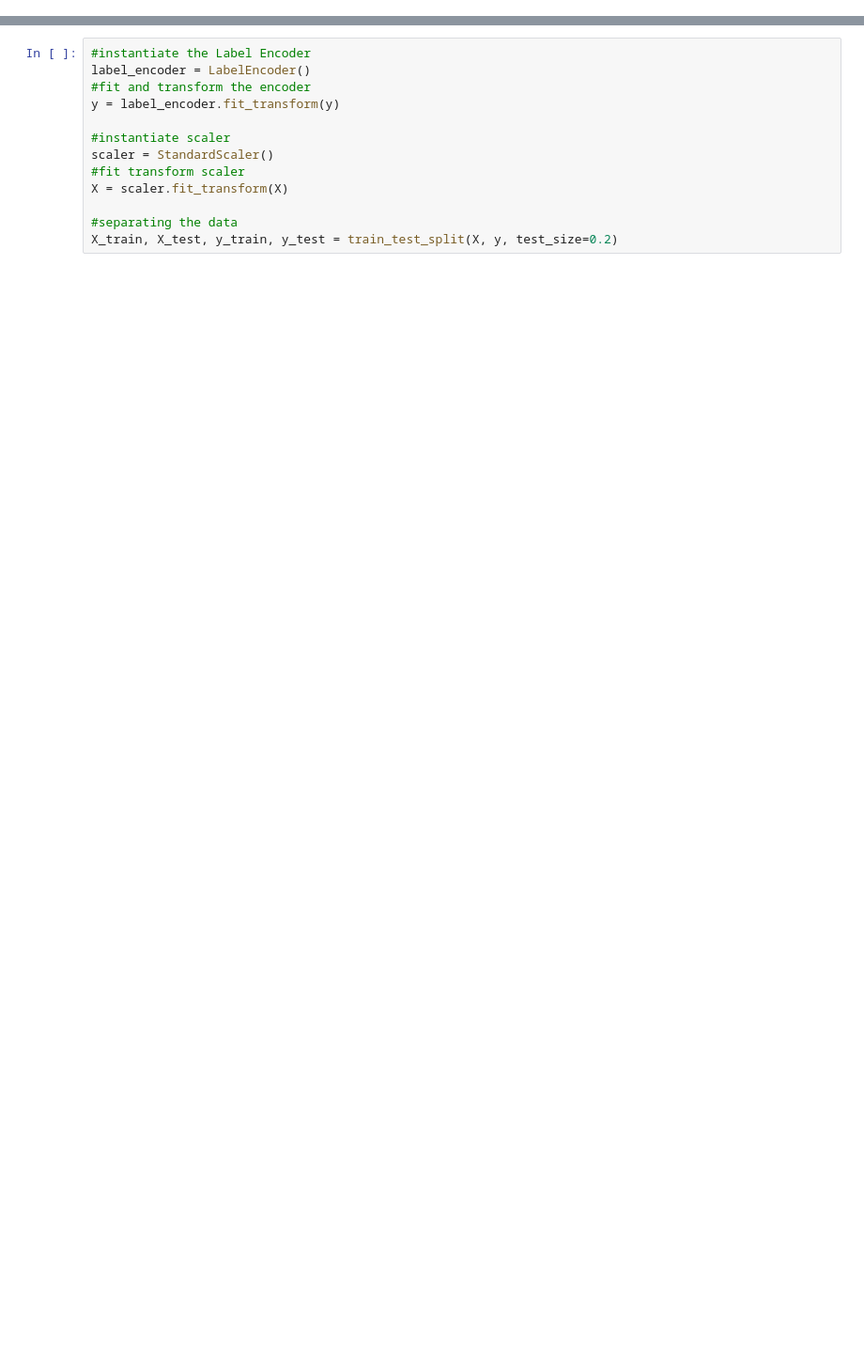
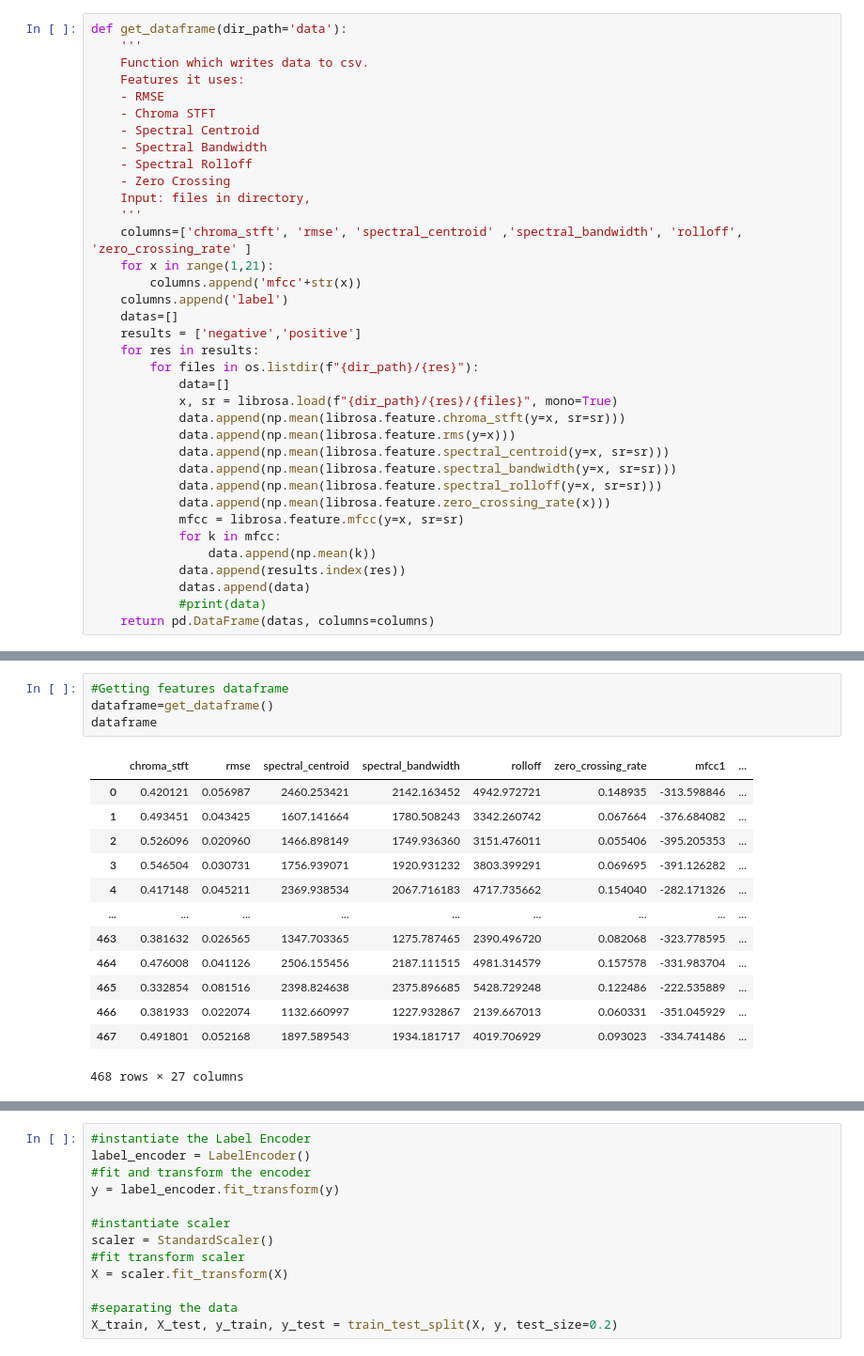
Before and after one commit to marcusnk237/Binary-Classification-Cough-COVID, a Jupyter notebook: Binary_classification_cough_COVID.ipynb, the cells around one changed output, grey strips where cells are left out. Shown at 94% size. Cells and saved outputs as stored; diff of their text form; blank space fills up the shorter version.

```diff
--- a/Binary_classification_cough_COVID.ipynb
+++ b/Binary_classification_cough_COVID.ipynb
@@ -21,0 +55,36 @@ import itertools
+# %%
+def get_dataframe(dir_path='data'):
+    '''
+    Function which writes data to csv.
+    Features it uses:
+    - RMSE
+    - Chroma STFT
+    - Spectral Centroid
+    - Spectral Bandwidth
+    - Spectral Rolloff
+    - Zero Crossing
+    Input: files in directory,
+    '''
+    columns=['chroma_stft', 'rmse', 'spectral_centroid' ,'spectral_bandwidth', 'rolloff', 'zero_crossing_rate' ]
+    for x in range(1,21):
+        columns.append('mfcc'+str(x))
+    columns.append('label')
+    datas=[]
+    results = ['negative','positive']
+    for res in results:
+        for files in os.listdir(f"{dir_path}/{res}"):
+            data=[]
+            x, sr = librosa.load(f"{dir_path}/{res}/{files}", mono=True)
+            data.append(np.mean(librosa.feature.chroma_stft(y=x, sr=sr)))
+            data.append(np.mean(librosa.feature.rms(y=x)))
+            data.append(np.mean(librosa.feature.spectral_centroid(y=x, sr=sr)))
+            data.append(np.mean(librosa.feature.spectral_bandwidth(y=x, sr=sr)))
+            data.append(np.mean(librosa.feature.spectral_rolloff(y=x, sr=sr)))
+            data.append(np.mean(librosa.feature.zero_crossing_rate(x)))
+            mfcc = librosa.feature.mfcc(y=x, sr=sr)
+            for k in mfcc:
+                data.append(np.mean(k))
+            data.append(results.index(res))
+            datas.append(data)
+            #print(data)
+    return pd.DataFrame(datas, columns=columns)
@@ -21,0 +217,18 @@ import itertools
+# %%
+#Getting features dataframe
+dataframe=get_dataframe()
+dataframe
+# %% [output]
+|  | chroma_stft | rmse | spectral_centroid | spectral_bandwidth | rolloff | zero_crossing_rate | mfcc1 | ... |
+| 0 | 0.420121 | 0.056987 | 2460.253421 | 2142.163452 | 4942.972721 | 0.148935 | -313.598846 | ... |
+| 1 | 0.493451 | 0.043425 | 1607.141664 | 1780.508243 | 3342.260742 | 0.067664 | -376.684082 | ... |
+| 2 | 0.526096 | 0.020960 | 1466.898149 | 1749.936360 | 3151.476011 | 0.055406 | -395.205353 | ... |
+| 3 | 0.546504 | 0.030731 | 1756.939071 | 1920.931232 | 3803.399291 | 0.069695 | -391.126282 | ... |
+| 4 | 0.417148 | 0.045211 | 2369.938534 | 2067.716183 | 4717.735662 | 0.154040 | -282.171326 | ... |
+| ... | ... | ... | ... | ... | ... | ... | ... | ... |
+| 463 | 0.381632 | 0.026565 | 1347.703365 | 1275.787465 | 2390.496720 | 0.082068 | -323.778595 | ... |
+| 464 | 0.476008 | 0.041126 | 2506.155456 | 2187.111515 | 4981.314579 | 0.157578 | -331.983704 | ... |
+| 465 | 0.332854 | 0.081516 | 2398.824638 | 2375.896685 | 5428.729248 | 0.122486 | -222.535889 | ... |
+| 466 | 0.381933 | 0.022074 | 1132.660997 | 1227.932867 | 2139.667013 | 0.060331 | -351.045929 | ... |
+| 467 | 0.491801 | 0.052168 | 1897.589543 | 1934.181717 | 4019.706929 | 0.093023 | -334.741486 | ... |
+468 rows × 27 columns
```
Also changed, not shown: parts of 41 cells of this notebook.
